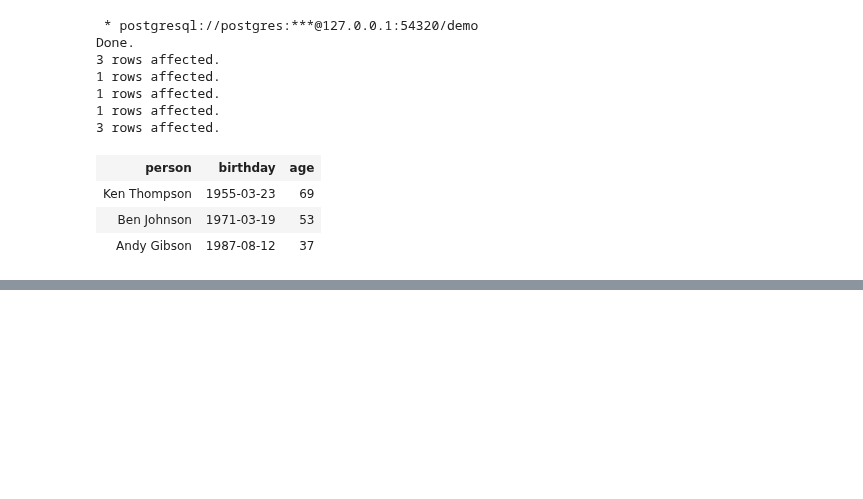
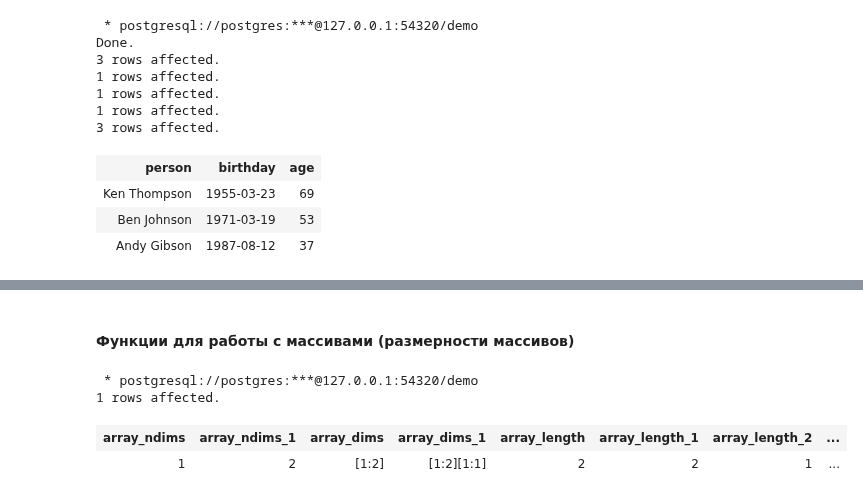
Before and after one commit to vowatchka/postgres_basic, a Jupyter notebook: practices/4_postgres_datatypes/sql.ipynb, the cells around one changed output, grey strips where cells are left out. Saved outputs shown, nothing was run; the diff lists cells and outputs as text; code cells hidden in the pictures; blank space fills up the shorter version.

```diff
--- a/practices/4_postgres_datatypes/sql.ipynb
+++ b/practices/4_postgres_datatypes/sql.ipynb
@@ -2001,0 +2089,29 @@ Done.
+# %% [markdown]
+#### Функции для работы с массивами (размерности массивов)
+# %%
+%%sql
+SELECT
+    array_ndims(ARRAY[1, 2]),
+    array_ndims(ARRAY[[1], [2]]),
+    array_dims(ARRAY[1, 2]),
+    array_dims(ARRAY[[1], [2]]),
+    array_length(ARRAY[1, 2], 1),
+    array_length(ARRAY[[1], [2]], 1),
+    array_length(ARRAY[[1], [2]], 2),
+    array_length(ARRAY[[1], [2]], 3),
+    array_lower(ARRAY[1, 2], 1),
+    array_lower(ARRAY[[1, 2], [3, 4]], 1),
+    array_lower(ARRAY[[1, 2], [3, 4]], 2),
+    array_lower(ARRAY[[1, 2], [3, 4]], 3),
+    array_upper(ARRAY[1, 2, 3], 1),
+    array_upper(ARRAY[[1, 2], [3, 4]], 1),
+    array_upper(ARRAY[[1, 2], [3, 4]], 2),
+    array_upper(ARRAY[[1, 2], [3, 4]], 3),
+    cardinality('{}'::int[]),
+    cardinality(ARRAY[1, 2, 3]),
+    cardinality(ARRAY[[1, 2], [3, 4]])
+# %% [output]
+ * postgresql://postgres:***@127.0.0.1:54320/demo
+1 rows affected.
+| array_ndims | array_ndims_1 | array_dims | array_dims_1 | array_length | array_length_1 | array_length_2 | ... |
+| 1 | 2 | [1:2] | [1:2][1:1] | 2 | 2 | 1 | ... |
```
Also changed, not shown: parts of 19 cells of this notebook.
